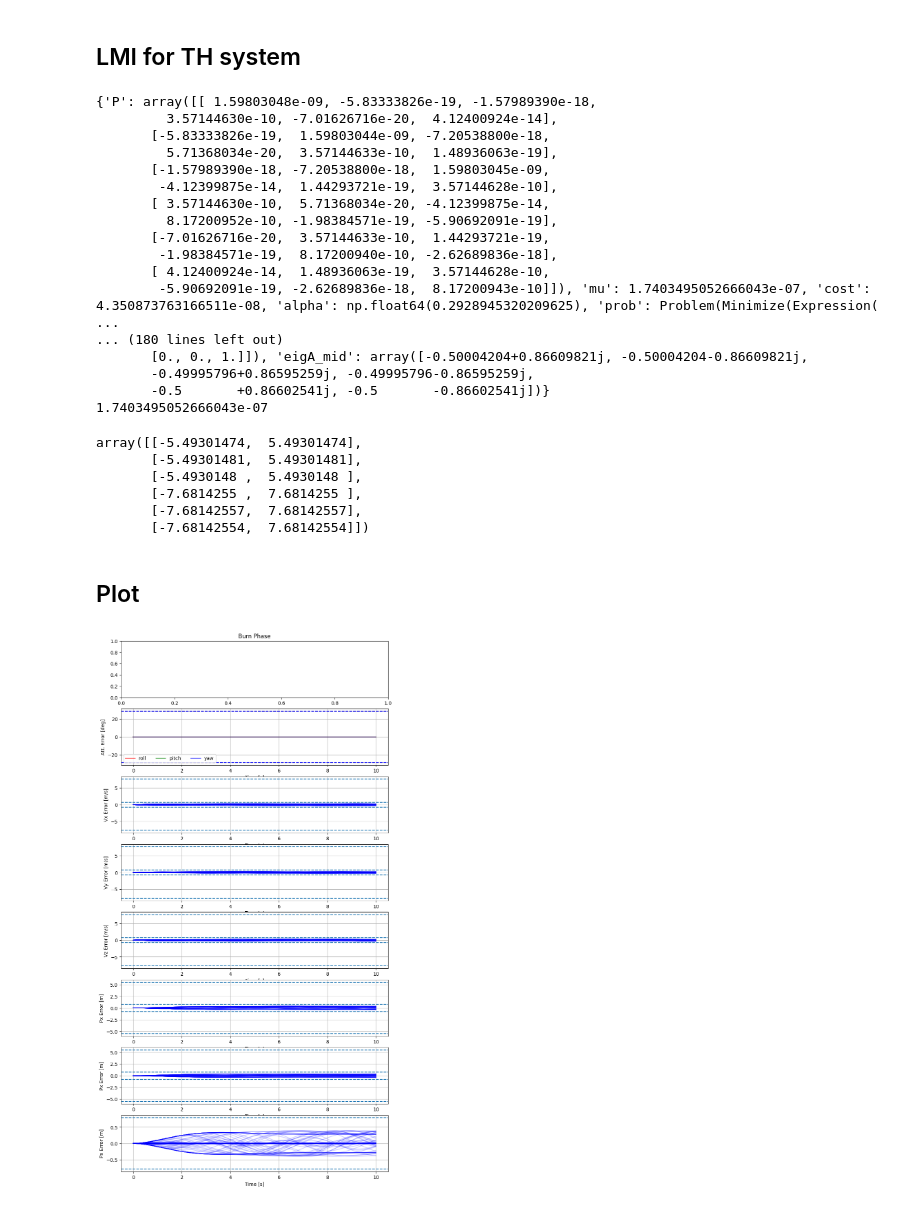
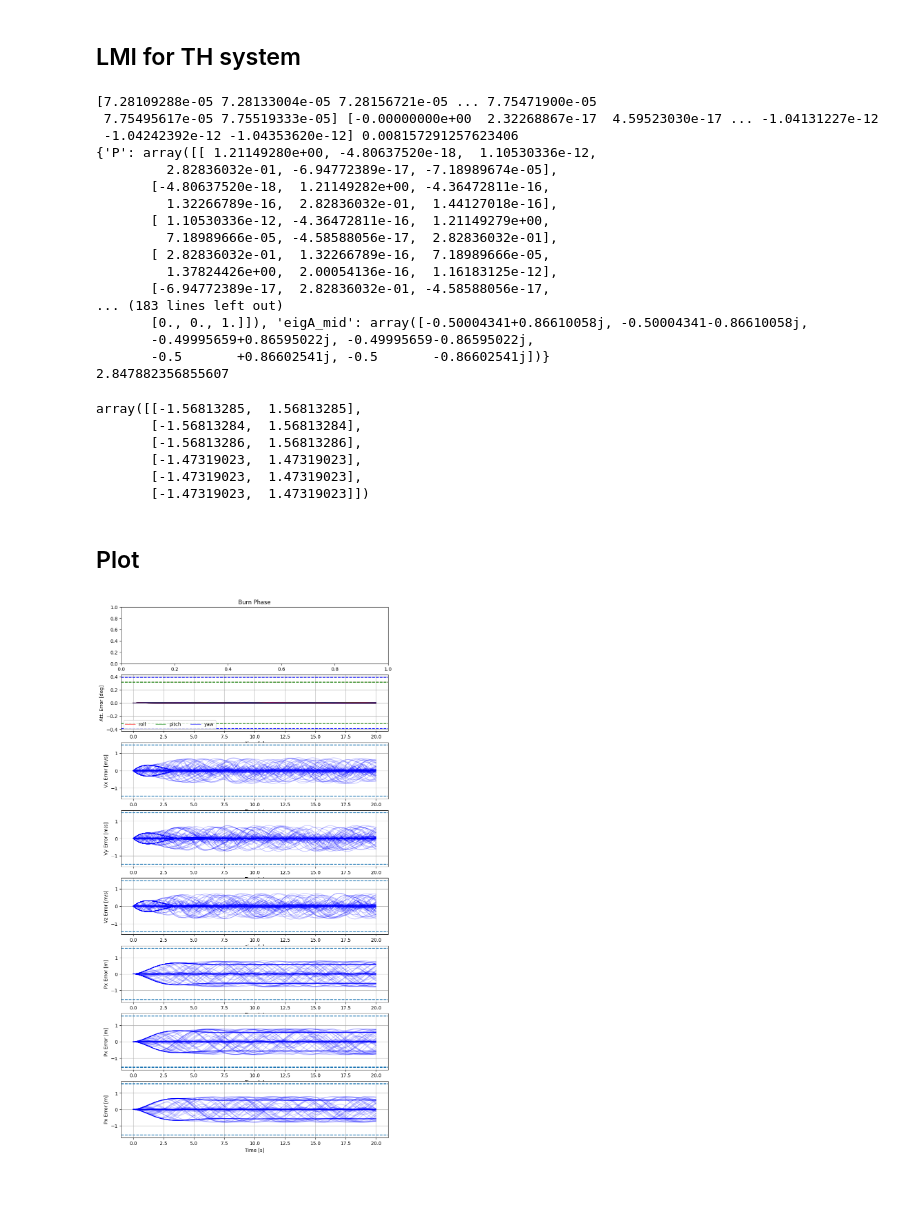
Before and after one commit to micahkc/cp_reach, a Jupyter notebook: cp_reach/examples/satellite-outer.ipynb, the cells around one changed output. Cells and saved outputs as stored; diff of their text form; code cells hidden in the pictures.

```diff
--- a/cp_reach/examples/satellite-outer.ipynb
+++ b/cp_reach/examples/satellite-outer.ipynb
@@ -27,11 +27,11 @@ The autoreload extension is already loaded. To reload it, use:
 # %% [markdown]
 # Define Mission Parameters
 # %%
-thrust = 0
+thrust = 10
 ang_vel_dist_deg = 0.01 # in degrees
 ang_vel_dist_rad = np.deg2rad(ang_vel_dist_deg)
 gravity_err = 0.00 # m/s^2
-accel_dist = 0.5 #m/s^2
+accel_dist = 1 #m/s^2
 Kp = 1
 Kd = 1
 Kpq = 1
@@ -83,7 +86,7 @@ def do_burn_monte_carlo(t_vect, n_runs=10):
 # 10 Second Burn - Monte Carlo and Reference
 # %%
 # Perform Monte Carlo Simulation for Burn Phase
-t_burn_vect = np.arange(0, 10, 0.01)
+t_burn_vect = np.arange(0, 20, 0.01)
 data_burn_ref = do_burn_reference(t_burn_vect)
 data_burn = do_burn_monte_carlo(t_vect=t_burn_vect, n_runs=100)
 # %% [markdown]
@@ -155,29 +158,29 @@ th_min = np.min(th_points, axis=1)
 th_max = np.max(th_points, axis=1)
 bounds_th = np.column_stack([th_min, th_max])
 # %% [output]
-{'P': array([[ 1.59803048e-09, -5.83333826e-19, -1.57989390e-18,
-         3.57144630e-10, -7.01626716e-20,  4.12400924e-14],
-       [-5.83333826e-19,  1.59803044e-09, -7.20538800e-18,
-         5.71368034e-20,  3.57144633e-10,  1.48936063e-19],
-       [-1.57989390e-18, -7.20538800e-18,  1.59803045e-09,
-        -4.12399875e-14,  1.44293721e-19,  3.57144628e-10],
-       [ 3.57144630e-10,  5.71368034e-20, -4.12399875e-14,
-         8.17200952e-10, -1.98384571e-19, -5.90692091e-19],
-       [-7.01626716e-20,  3.57144633e-10,  1.44293721e-19,
-        -1.98384571e-19,  8.17200940e-10, -2.62689836e-18],
-       [ 4.12400924e-14,  1.48936063e-19,  3.57144628e-10,
-        -5.90692091e-19, -2.62689836e-18,  8.17200943e-10]]), 'mu': 1.7403495052666043e-07, 'cost': 4.350873763166511e-08, 'alpha': np.float64(0.2928945320209625), 'prob': Problem(Minimize(Expression( ...
-... (180 lines left out)
-       [0., 0., 1.]]), 'eigA_mid': array([-0.50004204+0.86609821j, -0.50004204-0.86609821j,
-       -0.49995796+0.86595259j, -0.49995796-0.86595259j,
+[7.28109288e-05 7.28133004e-05 7.28156721e-05 ... 7.75471900e-05
+ 7.75495617e-05 7.75519333e-05] [-0.00000000e+00  2.32268867e-17  4.59523030e-17 ... -1.04131227e-12
+ -1.04242392e-12 -1.04353620e-12] 0.008157291257623406
+{'P': array([[ 1.21149280e+00, -4.80637520e-18,  1.10530336e-12,
+         2.82836032e-01, -6.94772389e-17, -7.18989674e-05],
+       [-4.80637520e-18,  1.21149282e+00, -4.36472811e-16,
+         1.32266789e-16,  2.82836032e-01,  1.44127018e-16],
+       [ 1.10530336e-12, -4.36472811e-16,  1.21149279e+00,
+         7.18989666e-05, -4.58588056e-17,  2.82836032e-01],
+       [ 2.82836032e-01,  1.32266789e-16,  7.18989666e-05,
+         1.37824426e+00,  2.00054136e-16,  1.16183125e-12],
+       [-6.94772389e-17,  2.82836032e-01, -4.58588056e-17,
+... (183 lines left out)
+       [0., 0., 1.]]), 'eigA_mid': array([-0.50004341+0.86610058j, -0.50004341-0.86610058j,
+       -0.49995659+0.86595022j, -0.49995659-0.86595022j,
        -0.5       +0.86602541j, -0.5       -0.86602541j])}
-1.7403495052666043e-07
+2.847882356855607
 # %%
 bounds_th
 # %% [output]
-array([[-5.49301474,  5.49301474],
-       [-5.49301481,  5.49301481],
-       [-5.4930148 ,  5.4930148 ],
-       [-7.6814255 ,  7.6814255 ],
-       [-7.68142557,  7.68142557],
-       [-7.68142554,  7.68142554]])
+array([[-1.56813285,  1.56813285],
+       [-1.56813284,  1.56813284],
+       [-1.56813286,  1.56813286],
+       [-1.47319023,  1.47319023],
+       [-1.47319023,  1.47319023],
+       [-1.47319023,  1.47319023]])
@@ -289,8 +204,8 @@ def burn_plotting(data_burn, bounds):
     axes[2].axhline(y=bounds_log[3, 0], linestyle='--')
     axes[2].axhline(y=bounds_log[3, 1], linestyle='--')
 
-    axes[2].axhline(y=bounds_hcw[3, 0], linestyle='--')
-    axes[2].axhline(y=bounds_hcw[3, 1], linestyle='--')
+    # axes[2].axhline(y=bounds_hcw[3, 0], linestyle='--')
+    # axes[2].axhline(y=bounds_hcw[3, 1], linestyle='--')
 
     axes[2].axhline(y=bounds_th[3, 0], linestyle='--')
     axes[2].axhline(y=bounds_th[3, 1], linestyle='--')
@@ -301,8 +216,8 @@ def burn_plotting(data_burn, bounds):
     axes[3].axhline(y=bounds_log[4, 0], linestyle='--')
     axes[3].axhline(y=bounds_log[4, 1], linestyle='--')
 
-    axes[3].axhline(y=bounds_hcw[4, 0], linestyle='--')
-    axes[3].axhline(y=bounds_hcw[4, 1], linestyle='--')
+    # axes[3].axhline(y=bounds_hcw[4, 0], linestyle='--')
+    # axes[3].axhline(y=bounds_hcw[4, 1], linestyle='--')
 
     axes[3].axhline(y=bounds_th[4, 0], linestyle='--')
     axes[3].axhline(y=bounds_th[4, 1], linestyle='--')
@@ -312,45 +227,45 @@ def burn_plotting(data_burn, bounds):
     axes[4].axhline(y=bounds_log[5, 0], linestyle='--')
     axes[4].axhline(y=bounds_log[5, 1], linestyle='--')
 
-    axes[4].axhline(y=bounds_hcw[5, 0], linestyle='--')
-    axes[4].axhline(y=bounds_hcw[5, 1], linestyle='--')
+    # axes[4].axhline(y=bounds_hcw[5, 0], linestyle='--')
+    # axes[4].axhline(y=bounds_hcw[5, 1], linestyle='--')
 
     axes[4].axhline(y=bounds_th[5, 0], linestyle='--')
     axes[4].axhline(y=bounds_th[5, 1], linestyle='--')
 
     # Px
     plotting.plot_burn_x_error(axes[5], data_burn)
     axes[5].axhline(y=bounds_log[0, 0], linestyle='--')
     axes[5].axhline(y=bounds_log[0, 1], linestyle='--')
 
-    axes[5].axhline(y=bounds_hcw[0, 0], linestyle='--')
-    axes[5].axhline(y=bounds_hcw[0, 1], linestyle='--')
+    # axes[5].axhline(y=bounds_hcw[0, 0], linestyle='--')
+    # axes[5].axhline(y=bounds_hcw[0, 1], linestyle='--')
 
     axes[5].axhline(y=bounds_th[0, 0], linestyle='--')
     axes[5].axhline(y=bounds_th[0, 1], linestyle='--')
 
     # Py
     plotting.plot_burn_y_error(axes[6], data_burn)
     axes[6].axhline(y=bounds_log[1, 0], linestyle='--')
     axes[6].axhline(y=bounds_log[1, 1], linestyle='--')
 
-    axes[6].axhline(y=bounds_hcw[1, 0], linestyle='--')
-    axes[6].axhline(y=bounds_hcw[1, 1], linestyle='--')
+    # axes[6].axhline(y=bounds_hcw[1, 0], linestyle='--')
+    # axes[6].axhline(y=bounds_hcw[1, 1], linestyle='--')
 
     axes[6].axhline(y=bounds_th[1, 0], linestyle='--')
     axes[6].axhline(y=bounds_th[1, 1], linestyle='--')
 
     # Pz
     plotting.plot_burn_z_error(axes[7], data_burn)
     axes[7].axhline(y=bounds_log[2, 0], linestyle='--')
     axes[7].axhline(y=bounds_log[2, 1], linestyle='--')
 
     # axes[7].axhline(y=bounds_hcw[2, 0], linestyle='--')
     # axes[7].axhline(y=bounds_hcw[2, 1], linestyle='--')
 
-    # axes[7].axhline(y=bounds_th[2, 0], linestyle='--')
-    # axes[7].axhline(y=bounds_th[2, 1], linestyle='--')
+    axes[7].axhline(y=bounds_th[2, 0], linestyle='--')
+    axes[7].axhline(y=bounds_th[2, 1], linestyle='--')w = c
 
 burn_plotting(data_burn, bounds)
 # %% [output]
-[figure, old version]
+[figure, new version]
```
Also changed, not shown: parts of 4 cells of this notebook, 15 other files.
